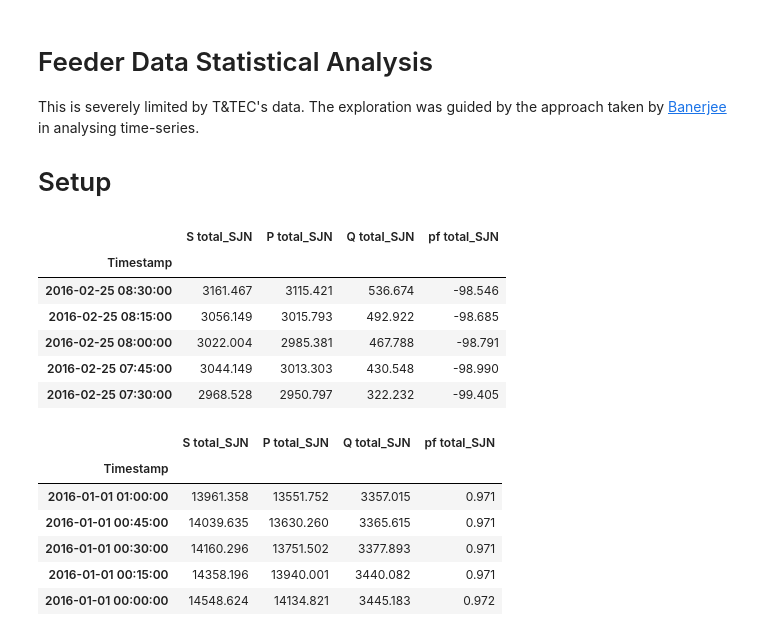
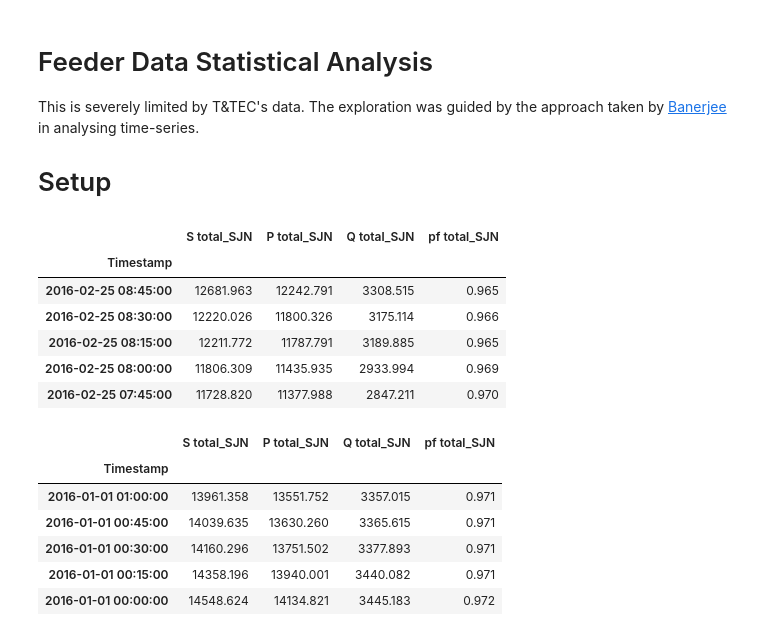
Before and after one commit to shanks847/EV-Grid-Integration-Study, a Jupyter notebook: notebooks/feeder_statistical_analysis.ipynb, the cells around one changed output. Saved outputs shown, nothing was run; the diff lists cells and outputs as text; code cells hidden in the pictures.

```diff
--- a/notebooks/feeder_statistical_analysis.ipynb
+++ b/notebooks/feeder_statistical_analysis.ipynb
@@ -17,18 +17,18 @@ mpl.rcParams['figure.dpi'] = 150
 
 %matplotlib inline
 # %%
-df = pd.read_csv('../data/load_statistical_analysis/aranguez_feeder_data.csv',parse_dates=[0])
+df = pd.read_csv('../data/arganguez_feeder_data.csv',parse_dates=[0])
 df.set_index('Timestamp',inplace=True)
 df.drop(['Times'],inplace=True,axis=1)
 df.head()
 # %% [output]
 |  | S total_SJN | P total_SJN | Q total_SJN | pf total_SJN |
 | Timestamp |  |  |  |  |
-| 2016-02-25 08:30:00 | 3161.467 | 3115.421 | 536.674 | -98.546 |
-| 2016-02-25 08:15:00 | 3056.149 | 3015.793 | 492.922 | -98.685 |
-| 2016-02-25 08:00:00 | 3022.004 | 2985.381 | 467.788 | -98.791 |
-| 2016-02-25 07:45:00 | 3044.149 | 3013.303 | 430.548 | -98.990 |
-| 2016-02-25 07:30:00 | 2968.528 | 2950.797 | 322.232 | -99.405 |
+| 2016-02-25 08:45:00 | 12681.963 | 12242.791 | 3308.515 | 0.965 |
+| 2016-02-25 08:30:00 | 12220.026 | 11800.326 | 3175.114 | 0.966 |
+| 2016-02-25 08:15:00 | 12211.772 | 11787.791 | 3189.885 | 0.965 |
+| 2016-02-25 08:00:00 | 11806.309 | 11435.935 | 2933.994 | 0.969 |
+| 2016-02-25 07:45:00 | 11728.820 | 11377.988 | 2847.211 | 0.970 |
 # %%
 df.tail()
 # %% [output]
```
Also changed, not shown: parts of 8 cells of this notebook, 24 other files.
